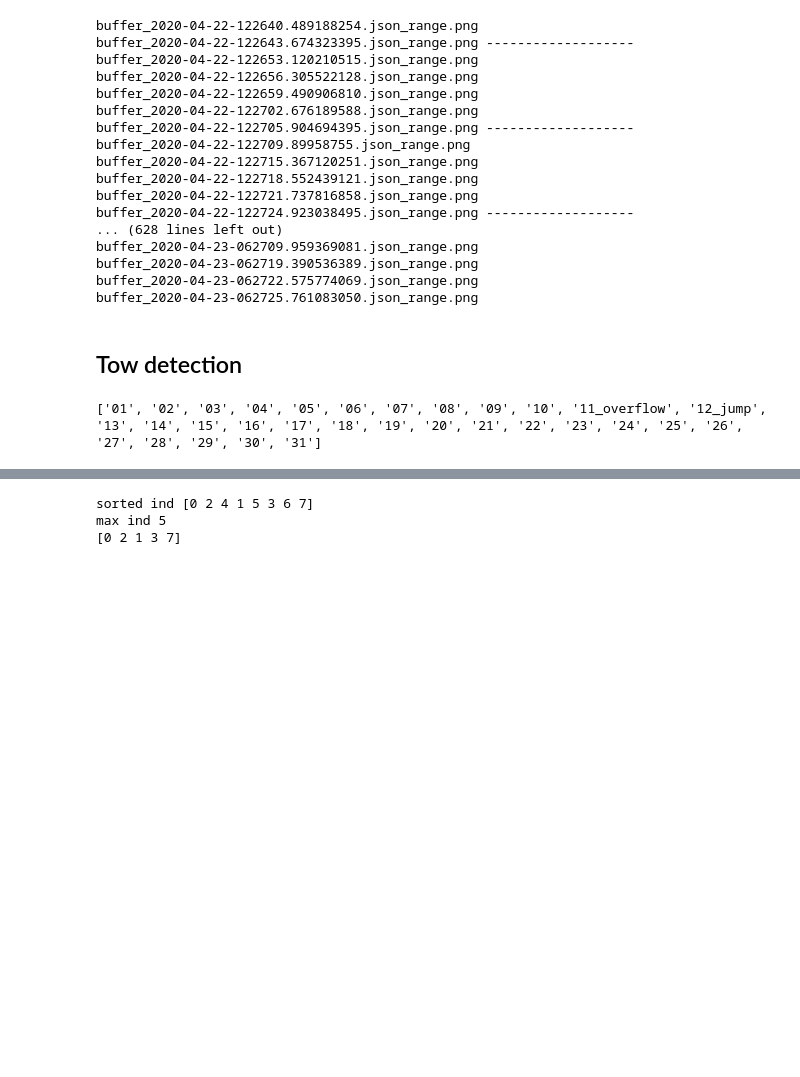
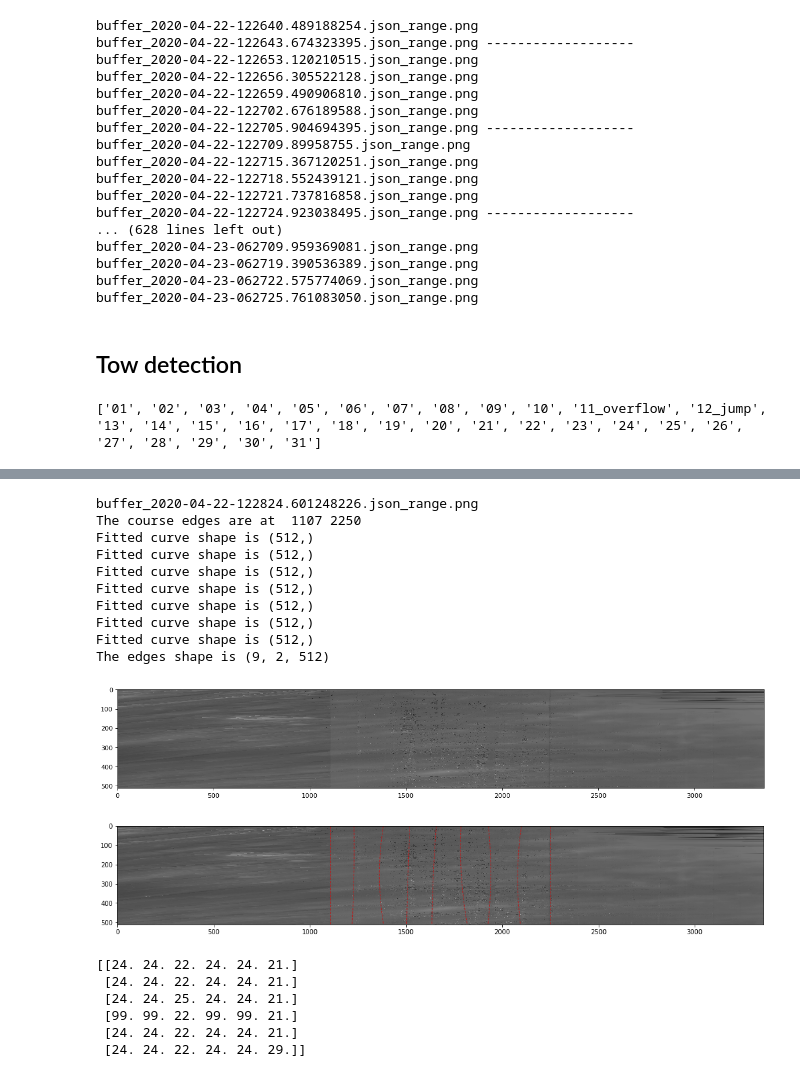
Before and after one commit to Zchappie/Garage, a Jupyter notebook: ImgProcessingPythonUtils/towInspection.ipynb, the cells around one changed output, grey strips where cells are left out. Saved outputs shown, nothing was run; the diff lists cells and outputs as text; code cells hidden in the pictures; blank space fills up the shorter version.

```diff
--- a/ImgProcessingPythonUtils/towInspection.ipynb
+++ b/ImgProcessingPythonUtils/towInspection.ipynb
@@ -349,12 +315,8 @@ sortIndsWithoutMax [3077 1389  302 ... 2242 2251 2250]
-# %%
-a = np.array([1,6,3,8,5,6,9,10])
-idx = np.argsort(a)
-print('sorted ind', idx)
-maxInd = idx[-4]
-print('max ind', maxInd)
-b = np.where(np.logical_or(idx>(maxInd+1), idx<(maxInd-1)))
-print(idx[b])
-# %% [output]
-sorted ind [0 2 4 1 5 3 6 7]
-max ind 5
-[0 2 1 3 7]
+# %%
+def fit_edge(gradients):
+    # define a function to be fitted
+    def func(x, a, b, c):
+        return np.square(x)*a + x*b + c
+
+    popt, pcov = curve_fit(func, range(len(gradients)), gradients)
+    return popt
@@ -360,0 +373,55 @@ max ind 5
+# %%
+np.set_printoptions(threshold=sys.maxsize)
+for folder in folderList:
+    batchDir = imgSourceFolders + folder
+    for file in os.listdir(batchDir):
+        if file.endswith(".png") and not file.startswith("._"):
+            print(file)
+            filePath = os.path.join(batchDir, file)
+            img = cv2.imread(filePath, 0)
+            plotImage(img)
+
+            edges = tow_detection(img)
+            print("The edges shape is", edges.shape)
+
+            # plot the edges on the image
+            fig=plt.figure(figsize=(18, 16))
+            plt.imshow(img, cmap='gray')
+
+            for i in range(len(edges)):
+                x = edges[i, 0, :]
+                y = edges[i, 1, :]
+                plt.plot(x, y, '--', linewidth=1, color='firebrick')
+            plt.show()
+        break
+    break
+# %% [output]
+buffer_2020-04-22-122824.601248226.json_range.png
+The course edges are at  1107 2250
+Fitted curve shape is (512,)
+Fitted curve shape is (512,)
+Fitted curve shape is (512,)
+Fitted curve shape is (512,)
+Fitted curve shape is (512,)
+Fitted curve shape is (512,)
+Fitted curve shape is (512,)
+The edges shape is (9, 2, 512)
+[figure, added]
+[figure, added]
+# %%
+a = np.array([[21.0, 20.0, 22.0, 24.0, 18.0, 11.0, 23.0],
+                [21.0, 20.0, 22.0, 24.0, 18.0, 11.0, 23.0],
+                [21.0, 20.0, 25.0, 24.0, 18.0, 11.0, 23.0],
+                [21.0, 20.0, 22.0, 99.0, 18.0, 11.0, 23.0],
+                [21.0, 20.0, 22.0, 24.0, 18.0, 11.0, 23.0],
+                [29.0, 20.0, 22.0, 24.0, 18.0, 11.0, 23.0]])
+max_inds = np.argmax(a, axis=1)
+
+print(a[:,max_inds])
+# %% [output]
+[[24. 24. 22. 24. 24. 21.]
+ [24. 24. 22. 24. 24. 21.]
+ [24. 24. 25. 24. 24. 21.]
+ [99. 99. 22. 99. 99. 21.]
+ [24. 24. 22. 24. 24. 21.]
+ [24. 24. 22. 24. 24. 29.]]
```
Also changed, not shown: parts of 2 cells of this notebook.
